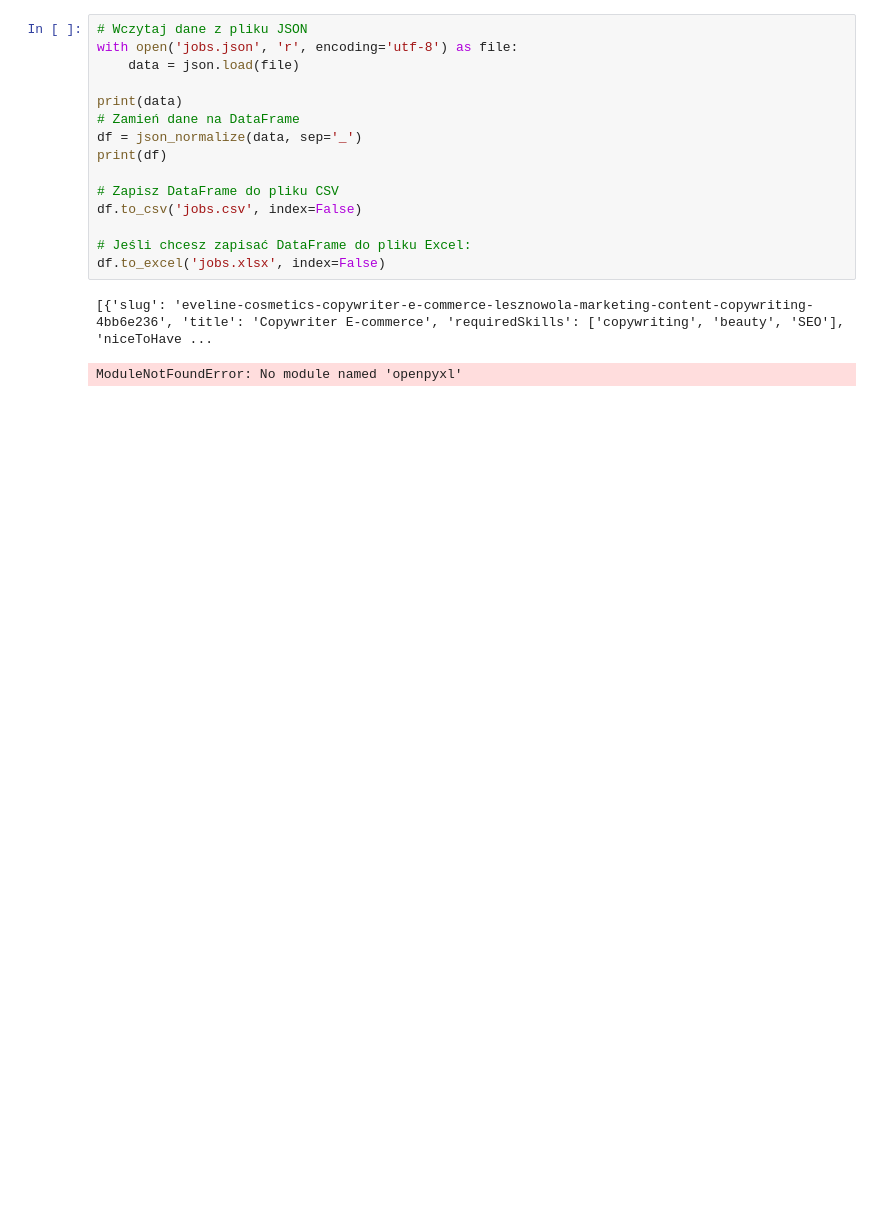
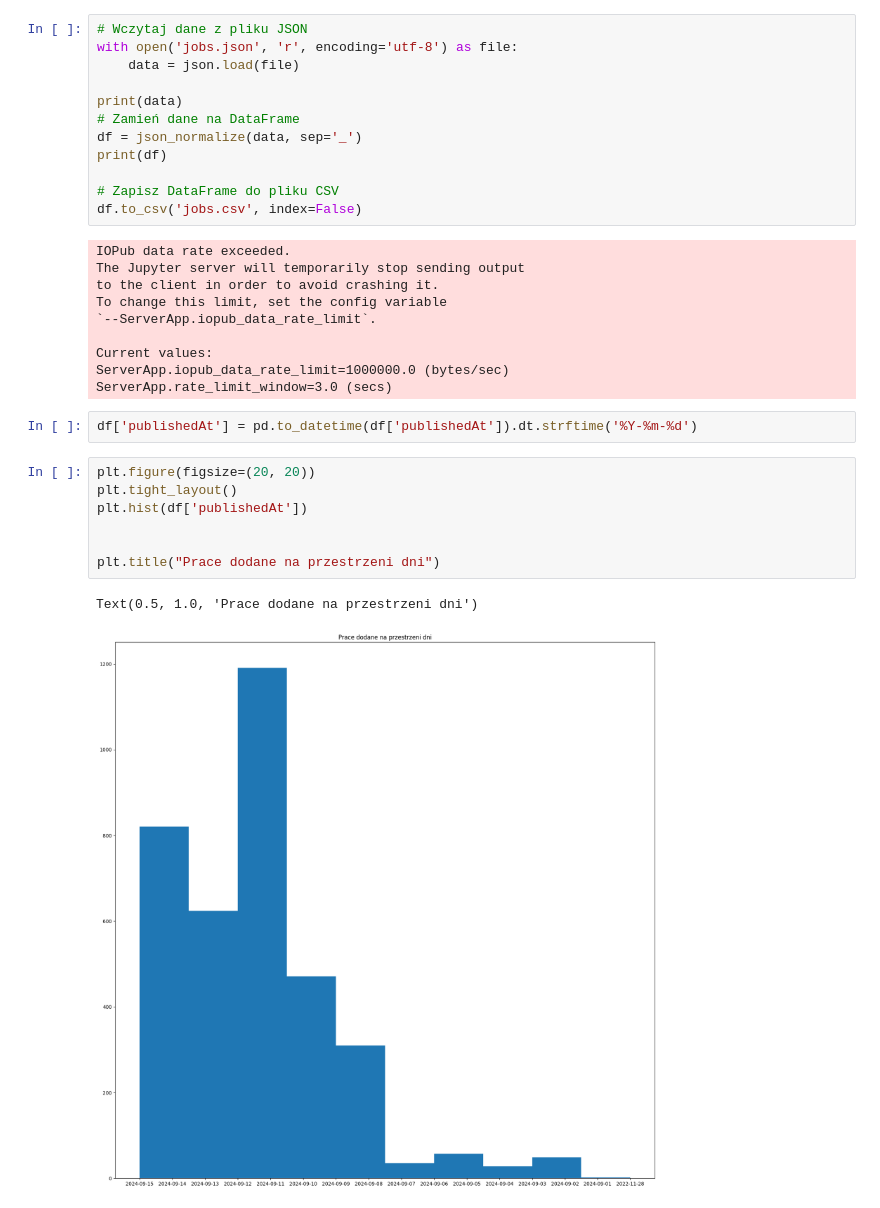
Before and after one commit to MrChazar/Profession_Analytics, a Jupyter notebook: Scrappers/RocketJobs_Scrapper/analyze_jobs.ipynb, the cells around one changed output. Saved outputs shown, nothing was run; the diff lists cells and outputs as text; blank space fills up the shorter version.

```diff
--- a/Scrappers/RocketJobs_Scrapper/analyze_jobs.ipynb
+++ b/Scrappers/RocketJobs_Scrapper/analyze_jobs.ipynb
@@ -15,9 +17,25 @@ print(df)
 
 # Zapisz DataFrame do pliku CSV
 df.to_csv('jobs.csv', index=False)
-
-# Jeśli chcesz zapisać DataFrame do pliku Excel:
-df.to_excel('jobs.xlsx', index=False)
 # %% [output]
-[{'slug': 'eveline-cosmetics-copywriter-e-commerce-lesznowola-marketing-content-copywriting-4bb6e236', 'title': 'Copywriter E-commerce', 'requiredSkills': ['copywriting', 'beauty', 'SEO'], 'niceToHave ...
+IOPub data rate exceeded.
+The Jupyter server will temporarily stop sending output
+to the client in order to avoid crashing it.
+To change this limit, set the config variable
+`--ServerApp.iopub_data_rate_limit`.
+
+Current values:
+ServerApp.iopub_data_rate_limit=1000000.0 (bytes/sec)
+ServerApp.rate_limit_window=3.0 (secs)
-ModuleNotFoundError: No module named 'openpyxl'
+# %%
+df['publishedAt'] = pd.to_datetime(df['publishedAt']).dt.strftime('%Y-%m-%d')
+# %%
+plt.figure(figsize=(20, 20))
+plt.tight_layout()
+plt.hist(df['publishedAt'])
+
+
+plt.title("Prace dodane na przestrzeni dni")
+# %% [output]
+Text(0.5, 1.0, 'Prace dodane na przestrzeni dni')
+[figure, added]
```
Also changed, not shown: parts of 1 cell of this notebook, 1 other file.
